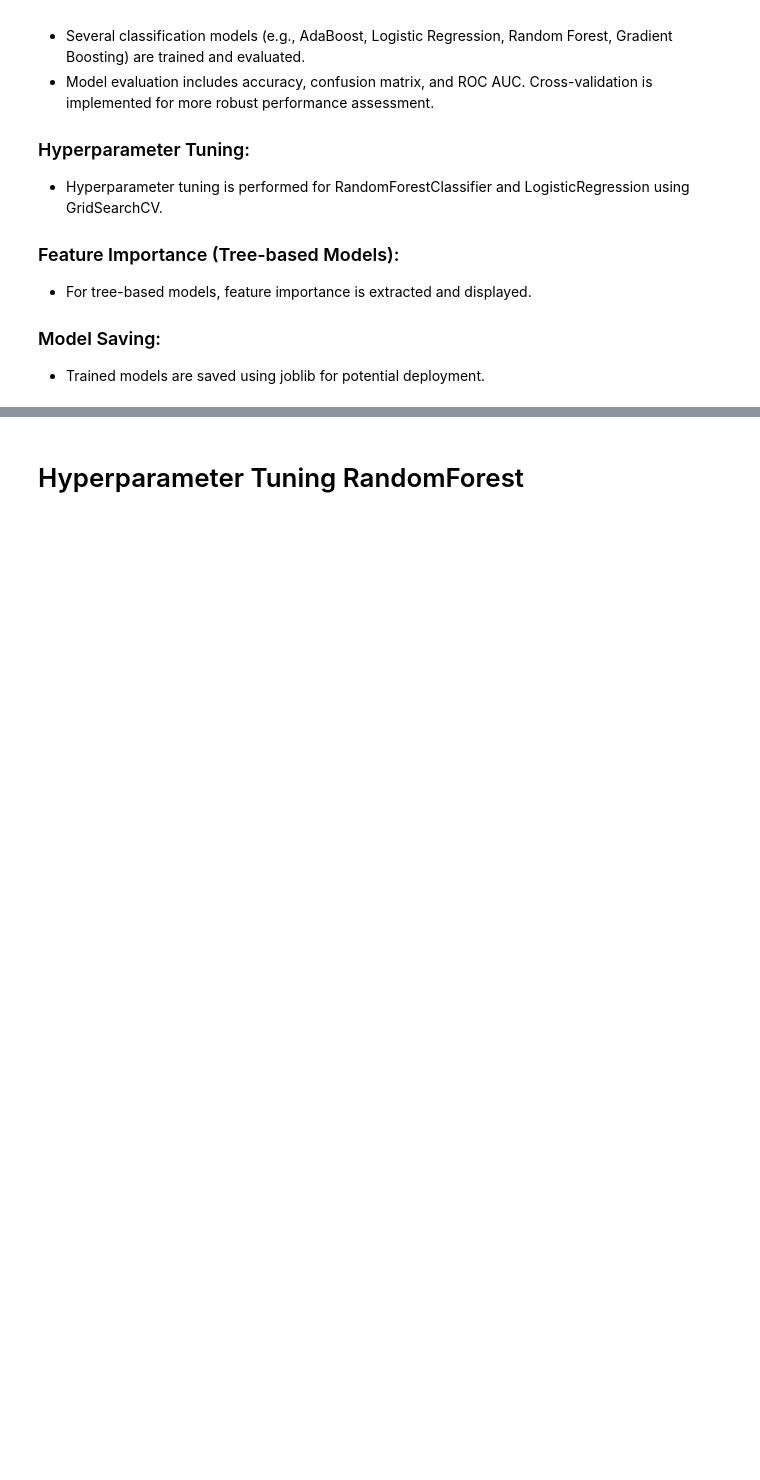
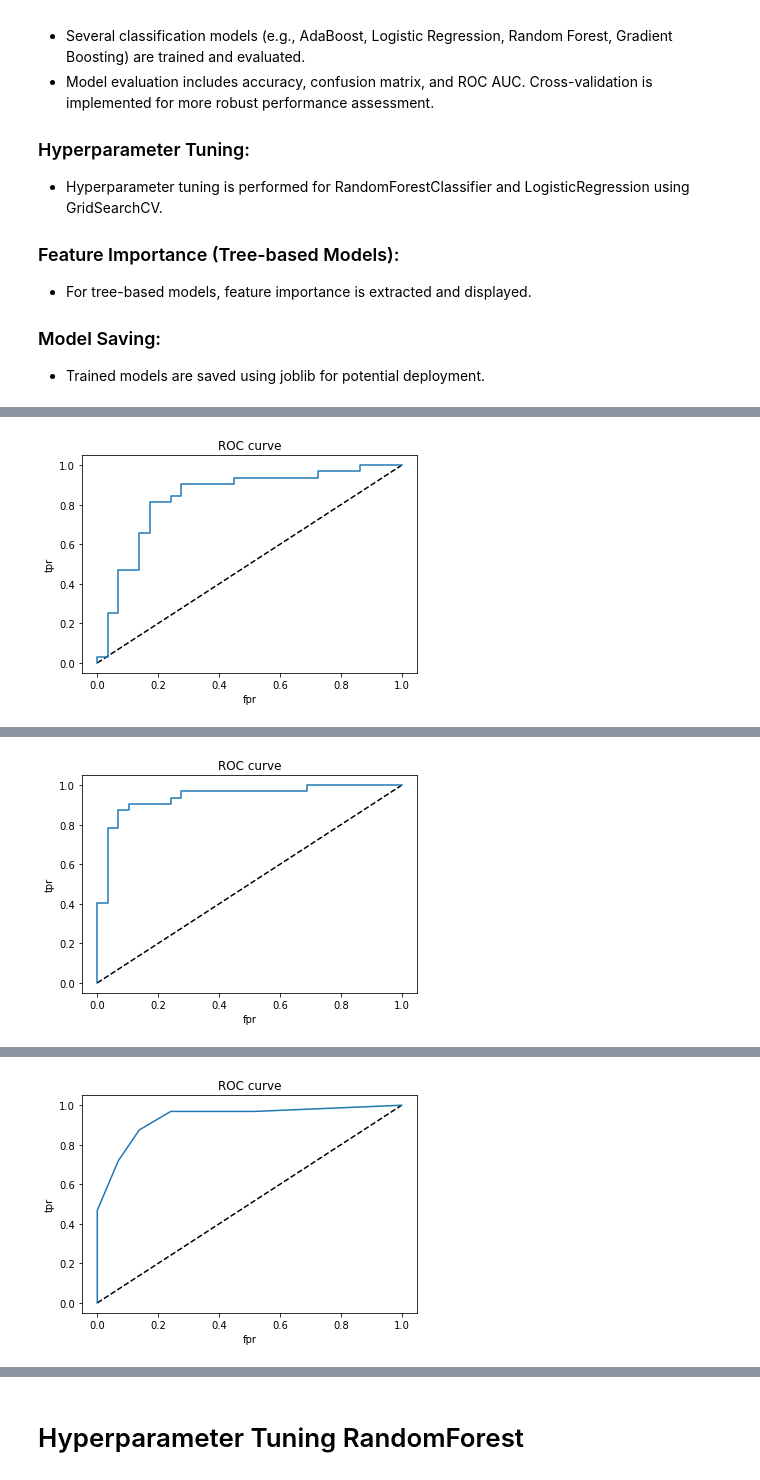
Before and after one commit to pparkitn/kaggle, a Jupyter notebook: classification.ipynb, the cells around one changed output, grey strips where cells are left out. Saved outputs shown, nothing was run; the diff lists cells and outputs as text; code cells hidden in the pictures; blank space fills up the shorter version.

Commit message:
Kaggle Notebook | ClassificationToSQL | Version 36

```diff
--- a/classification.ipynb
+++ b/classification.ipynb
@@ -35,6 +35,7 @@ import pandas as pd
 import logging
 import warnings
 import joblib
+import seaborn as sns
 
 from sklearn.metrics import classification_report, roc_curve, accuracy_score, confusion_matrix, roc_auc_score
 from sklearn.ensemble import AdaBoostClassifier, RandomForestClassifier, GradientBoostingClassifier
@@ -51,7 +52,15 @@ pd.set_option('display.max_columns', None)
 pd.set_option('float_format', '{:f}'.format)
 warnings.filterwarnings('ignore')
 
-# Set the logging level to INFO
-logging.basicConfig(level=logging.INFO)
+# Setting up logging with a FileHandler
+log_file_path = 'classification_log.txt'
+logging.basicConfig(level=logging.INFO, format='%(asctime)s - %(levelname)s - %(message)s', datefmt='%Y-%m-%d %H:%M:%S')
+
+file_handler = logging.FileHandler(log_file_path)
+file_handler.setLevel(logging.INFO)
+file_handler.setFormatter(logging.Formatter('%(asctime)s - %(levelname)s - %(message)s'))
+
+logger = logging.getLogger(__name__)
+logger.addHandler(file_handler)
 # %%
 # Reading the dataset
@@ -108,33 +124,45 @@ model_results = []
 
 # Looping through models and evaluating their performance
 for name, model in classifiers.items():
+    try:
+        logger.info(f"Training and evaluating {name} model.")
 
-    # Cross-validation
-    cv_scores = cross_val_score(model, X, y.values.ravel(), cv=5, scoring='accuracy')
+        # Cross-validation
+        cv_scores = cross_val_score(model, X, y.values.ravel(), cv=5, scoring='accuracy')
 
-    # Model training
-    model.fit(X_train, y_train)
-    predict = model.predict(X_test)
-    acc = accuracy_score(y_test, predict)
-    conf = confusion_matrix(y_test, predict)
+        # Model training
+        model.fit(X_train, y_train)
+        predict = model.predict(X_test)
+        acc = accuracy_score(y_test, predict)
+        conf = confusion_matrix(y_test, predict)
 
-    y_pred_proba = model.predict_proba(X_test)[:, 1]
-    fpr, tpr, thresholds = roc_curve(y_test, y_pred_proba)
-    roc_auc = roc_auc_score(y_test, y_pred_proba)
+        y_pred_proba = model.predict_proba(X_test)[:, 1]
+        fpr, tpr, thresholds = roc_curve(y_test, y_pred_proba)
+        roc_auc = roc_auc_score(y_test, y_pred_proba)
 
-    model_results.append({'Model': name, 'Accuracy': acc, 'Confusion Matrix': conf, 'ROC AUC': roc_auc, 'CV Scores': cv_scores})
+        model_results.append({'Model': name, 'Accuracy': acc, 'Confusion Matrix': conf, 'ROC AUC': roc_auc, 'CV Scores': cv_scores})
 
-    print("=============================================================================")
-    print(name, "CV Scores:", cv_scores)
-    print(name, "Accuracy:", acc)
-    print(name, "Confusion Matrix:", conf)
-    print(name, "ROC AUC:", roc_auc)
-    print(classification_report(y_test, predict))
+        print("=============================================================================")
+        print(name, "CV Scores:", cv_scores)
+        print(name, "Accuracy:", acc)
+        print(name, "Confusion Matrix:", conf)
+        print(name, "ROC AUC:", roc_auc)
+        print(classification_report(y_test, predict))
 
-    # Plotting the ROC curve
-    plt.plot([0, 1], [0, 1], 'k--')
-    plt.plot(fpr, tpr, label='Knn')
-    plt.xlabel('fpr')
-    plt.ylabel('tpr')
-    plt.title('ROC curve')
-    plt.show()
+        logger.info(f"{name} - CV Scores: {cv_scores}")
+        logger.info(f"{name} - Accuracy: {acc}")
+        logger.info(f"{name} - Confusion Matrix: {conf}")
+        logger.info(f"{name} - ROC AUC: {roc_auc}")
+        logger.info(classification_report(y_test, predict))
+
+        # Plotting the ROC curve
+        plt.plot([0, 1], [0, 1], 'k--')
+        plt.plot(fpr, tpr, label='Knn')
+        plt.xlabel('fpr')
+        plt.ylabel('tpr')
+        plt.title('ROC curve')
+        plt.show()
+
+    except Exception as ex:
+        logger.error(f"An error occurred while processing {name} model: {ex}")
+# %% [output]
@@ -140,0 +183 @@ for name, model in classifiers.items():
+[figure, added]
@@ -140,0 +198 @@ for name, model in classifiers.items():
+[figure, added]
@@ -140,0 +213 @@ for name, model in classifiers.items():
+[figure, added]
```
Also changed, not shown: parts of 13 cells of this notebook.
